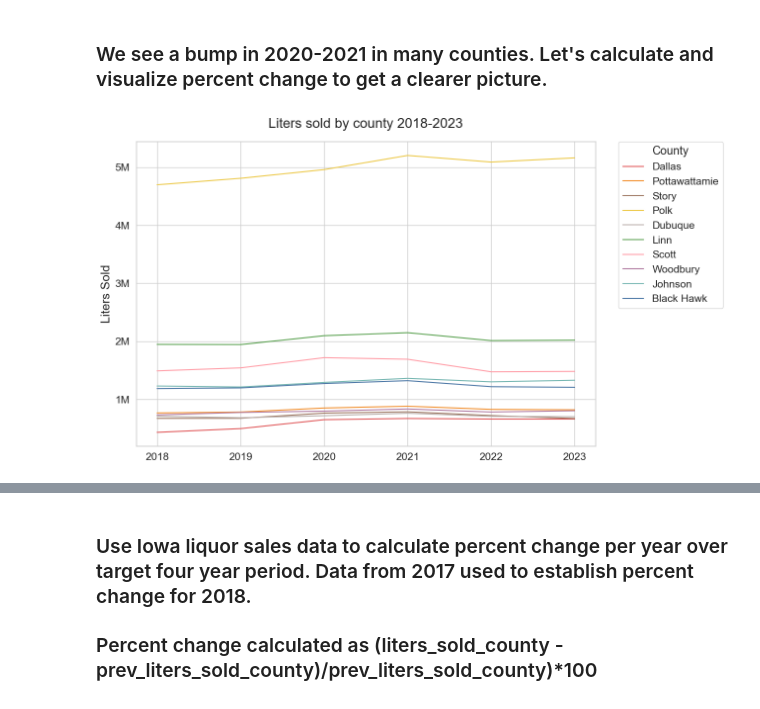
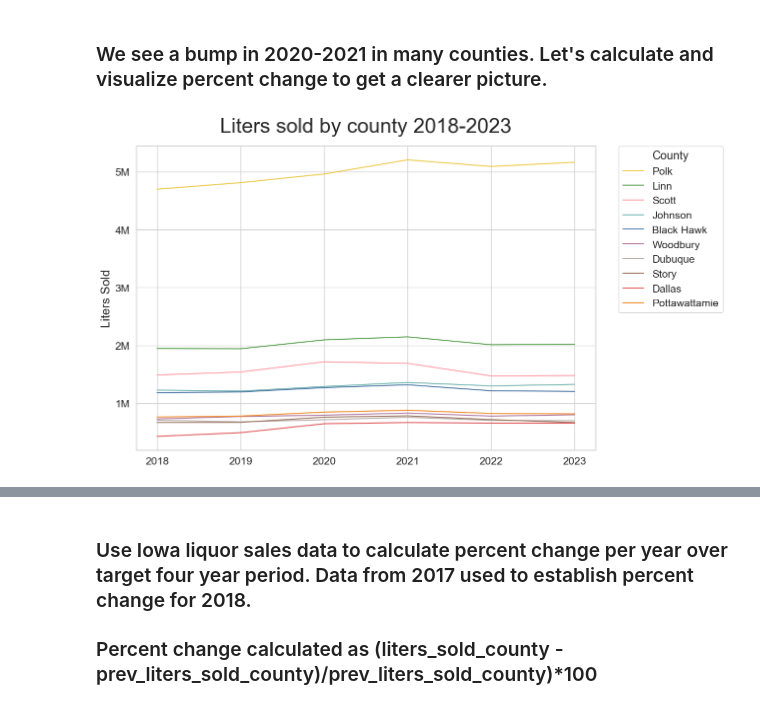
Before and after one commit to amoutafian/iowa_liquor_project, a Jupyter notebook: Iowa _liquor_exploratory_analysis.ipynb, the cells around one changed output, grey strips where cells are left out. Drawn from its saved outputs; the diff is of its cells as text; code cells hidden in the pictures.

```diff
--- a/Iowa _liquor_exploratory_analysis.ipynb
+++ b/Iowa _liquor_exploratory_analysis.ipynb
@@ -181,7 +183,7 @@ liters_sold_per_adult_df
 # Visual feature exploration
 # %%
 plt.rcParams['figure.figsize'] = (12, 8)
-plt.rc('axes', titlesize = 20)
+plt.rc('axes', titlesize = 30)
 plt.rc('axes', labelsize = 18)
 # %%
 sns.barplot(x = 'liters_sold', y = 'county', data= liters_per_county_df,  palette= county_colors)
@@ -290,14 +300,14 @@ sales_by_county_year_df['county'] = sales_by_county_year_df['county'].str.title(
 # %% [markdown]
 ### We see a bump in 2020-2021 in many counties. Let's calculate and visualize percent change to get a clearer picture.
 # %%
-sns.lineplot(data = sales_by_county_year_df, x = 'year', y = 'liters_sold', hue= 'county', palette= county_colors)
+sns.lineplot(data = sales_by_county_year_df, x = 'year', y = 'liters_sold', hue= 'county', palette= county_colors, hue_order = ['Polk', 'Linn', 'Scott', 'Johnson', 'Black Hawk', 'Woodbury', 'Dubuque', 'Story', 'Dallas', 'Pottawattamie'])
 
 ax  = plt.gca()
 ax.set_xlabel(None)
 ax.set_ylabel( "Liters Sold" , size = 18 )
 ax.set_title( "Liters sold by county 2018-2023", pad = 20)
 ax.yaxis.set_major_formatter(tick.FuncFormatter(ticker))
 plt.legend(title = 'County', bbox_to_anchor=(1.05, 1), loc='upper left', borderaxespad=0)
 plt.show()
 # %% [output]
-[figure, old version]
+[figure, new version]
```
Also changed, not shown: parts of 10 cells of this notebook.
